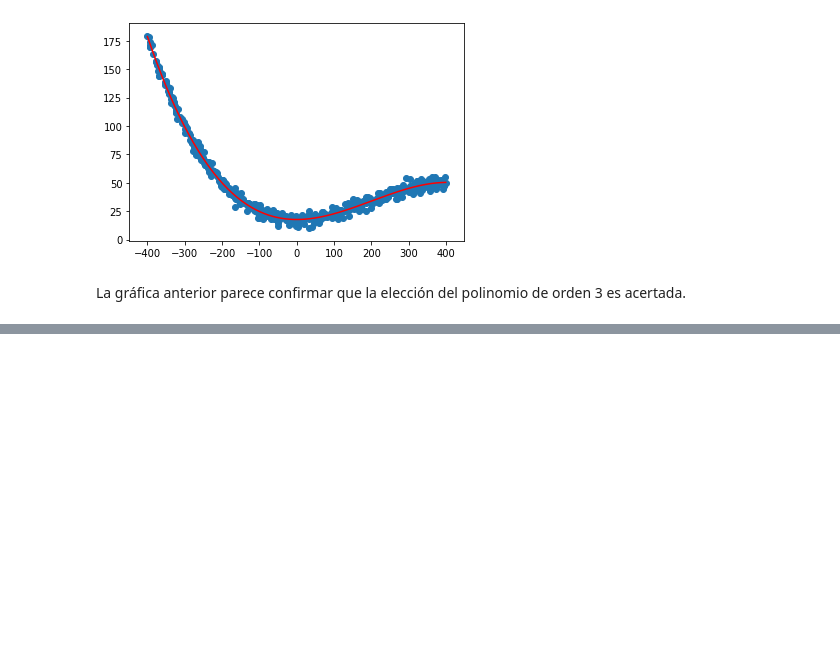
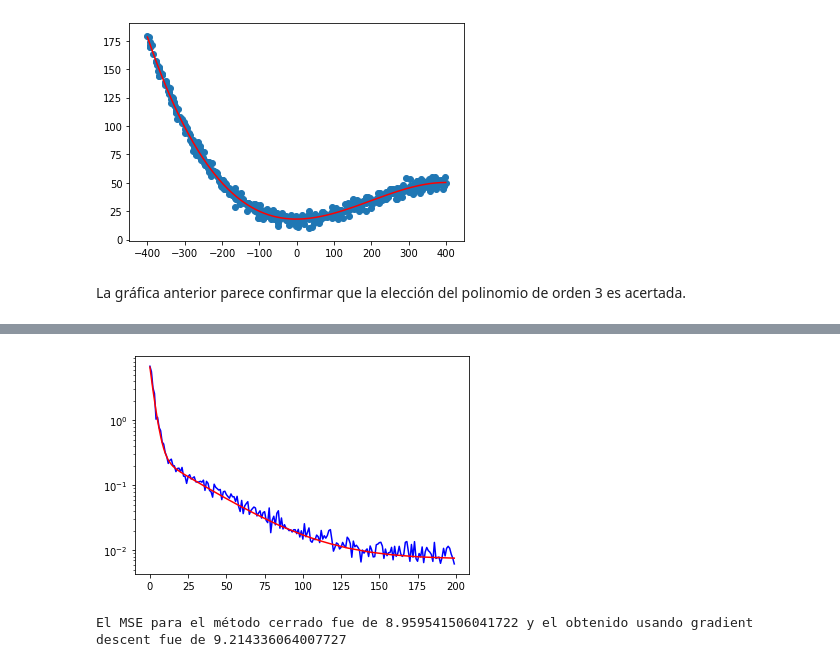
Before and after one commit to rodolfopaganini/examen_introIA, a Jupyter notebook: examen_ia.ipynb, the cells around one changed output, grey strips where cells are left out. Cells and saved outputs as stored; diff of their text form; code cells hidden in the pictures; blank space fills up the shorter version.

```diff
--- a/examen_ia.ipynb
+++ b/examen_ia.ipynb
@@ -54,15 +54,18 @@ print(train.shape, test.shape)
 # %%
 # 3a
 
-def poly_regression_closed(X, y, orden):
+def powers(X, orden):
     # Calculo los arrays con las potencias de X que son necesarias para la regresión polinómica
     X_pow = np.empty((X.shape[0], orden + 1))
     X_pow[:, 0] = 1
     X_pow[:, 1] = X
     for i in range(2, orden + 1):
         X_pow[:, i] = X ** i
+    return X_pow
 
+def poly_regression_closed(X, y, orden):
     # Calculo los coeficientes del polinomio y los devuelvo
+    X_pow = powers(X, orden)
     return np.matmul(np.matmul(np.linalg.inv(np.matmul(X_pow.T, X_pow)), X_pow.T), y)
 
 def predict(coeffs, value):
@@ -78,7 +81,7 @@ def plot_line(coeffs, min_range=-400, max_range=400, step=1):
     plt.scatter(data[:, 0], data[:, 1])
 
 def mse(truth, prediction):
-        return np.mean((truth - prediction) ** 2)
+        return np.mean((truth.flatten() - prediction.flatten()) ** 2)
 
 def k_folds(
         X_train,
@@ -213,0 +195,24 @@ ValueError: could not broadcast input array from shape (25,1) into shape (25)
+# %%
+# Calculo los arrays con las potencias de X que son necesarias para la regresión polinómica
+X_pow = powers(X, 3)
+
+# Tomar las medias y las desviaciones estándar de modo de normalizar los datos
+X_mean = np.mean(X_pow, axis=0).reshape((1, 4))
+X_std = np.std(X_pow, axis=0).reshape((1, 4))
+y_mean = np.mean(y)
+y_std = np.std(y)
+
+# A la columna correspondiente al offset no la voy a normalizar, dado que al tener varianza nula me dará NaN al dividir
+X_std[0, 0] = 1
+X_mean[0, 0] = 0
+
+# Normalizo los datos de entrada y salida
+X_normalized = (X_pow - X_mean) / X_std
+y_normalized = ((y - y_mean) / y_std).reshape((-1, 1))
+
+# Normalizo también el set de validación, de modo de poder ver el error de validación a lo largo del proceso
+X_v_normalized = (powers(test[:, 0], 3) - X_mean) / X_std
+y_v_normalized = ((test[:, 1] - y_mean) / y_std).reshape((-1, 1))
+
+# Ejecuto el mini batch gradient descent
+W, training_error, validation_error = mini_batch_gradient_descent(X_normalized, y_normalized, X_v_normalized, y_v_normalized)
@@ -213,0 +237,29 @@ ValueError: could not broadcast input array from shape (25,1) into shape (25)
+# %%
+# 4b
+
+plt.plot(training_error, 'b')
+plt.plot(validation_error, 'r')
+plt.yscale('log')
+# %% [output]
+[figure, added]
+# %%
+# 4c
+
+# Calculo el MSE entre las muestras originales y la aproximación utilizando la fórmula cerrada
+prediction_closed = mse(test[:, 1], np.matmul(powers(test[:, 0], 3), coeffs))
+
+# Calculo los valores obtenidos utilizando gradient descent, teniendo en cuenta la normalización utilizada
+# X_powers = powers(test[:, 0], 3)
+# X_normalized = (X_powers - X_mean) / X_std
+y_gradient_normalized = np.matmul(X_v_normalized, W)
+y_grad_descent = y_gradient_normalized * y_std + y_mean
+
+# Calculo el MSE entre las muestras originales y la aproximación utilizando la fórmula cerrada
+prediction_iterative = mse(test[:, 1], y_grad_descent)
+
+print('El MSE para el método cerrado fue de {} y el obtenido usando gradient descent fue de {}'.format(
+    prediction_closed,
+    prediction_iterative,
+))
+# %% [output]
+El MSE para el método cerrado fue de 8.959541506041722 y el obtenido usando gradient descent fue de 9.214336064007727
```
Also changed, not shown: parts of 12 cells of this notebook, 1 other file.
